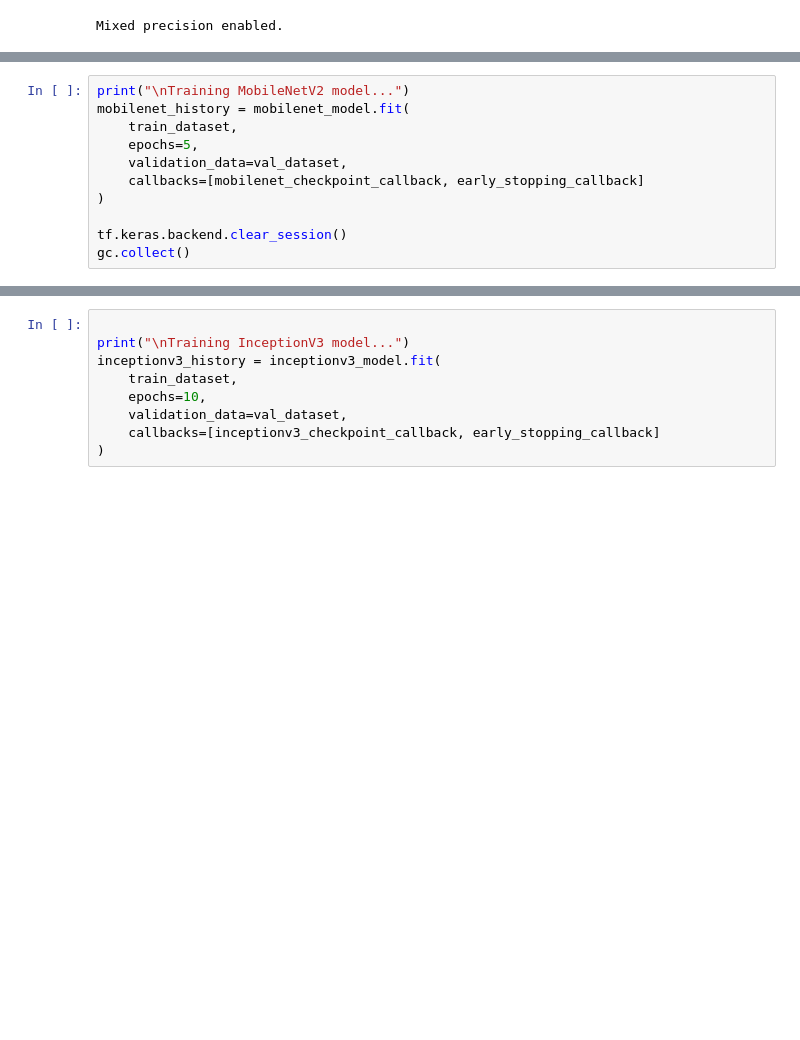
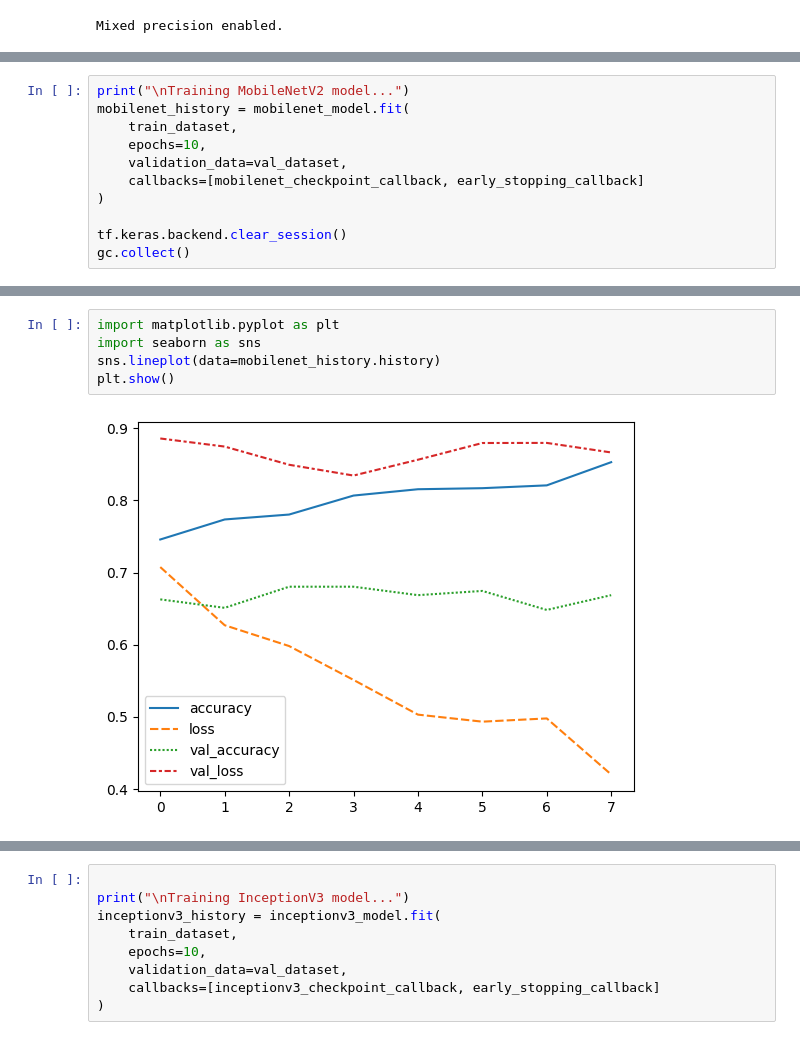
Before and after one commit to saharshhhh/Pest-Identification, a Jupyter notebook: Pest_Control.ipynb, the cells around one changed output, grey strips where cells are left out. Cells and saved outputs as stored; diff of their text form; blank space fills up the shorter version.

```diff
--- a/Pest_Control.ipynb
+++ b/Pest_Control.ipynb
@@ -426,7 +546,7 @@ tf.data.Dataset created for train, validation, and test sets with selected categ
 print("\nTraining MobileNetV2 model...")
 mobilenet_history = mobilenet_model.fit(
     train_dataset,
-    epochs=5,
+    epochs=10,
     validation_data=val_dataset,
     callbacks=[mobilenet_checkpoint_callback, early_stopping_callback]
 )
@@ -444,3 +570,10 @@ Restoring model weights from the end of the best epoch: 1.
+# %%
+import matplotlib.pyplot as plt
+import seaborn as sns
+sns.lineplot(data=mobilenet_history.history)
+plt.show()
+# %% [output]
+[figure, added]
 # %%
 gc.collect()
 
```
Also changed, not shown: parts of 36 cells of this notebook.
